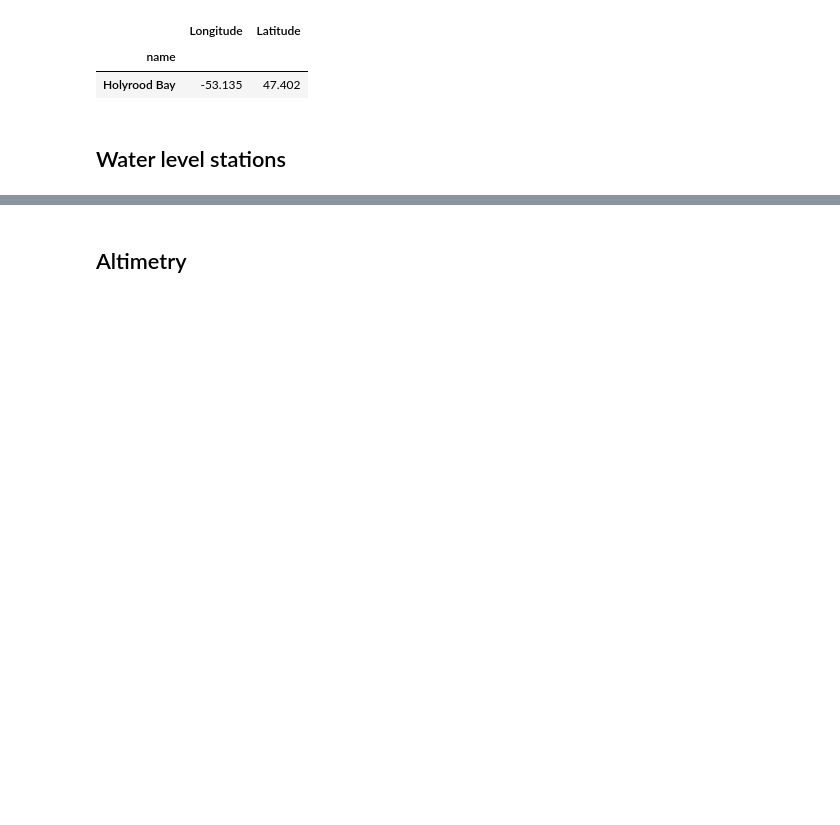
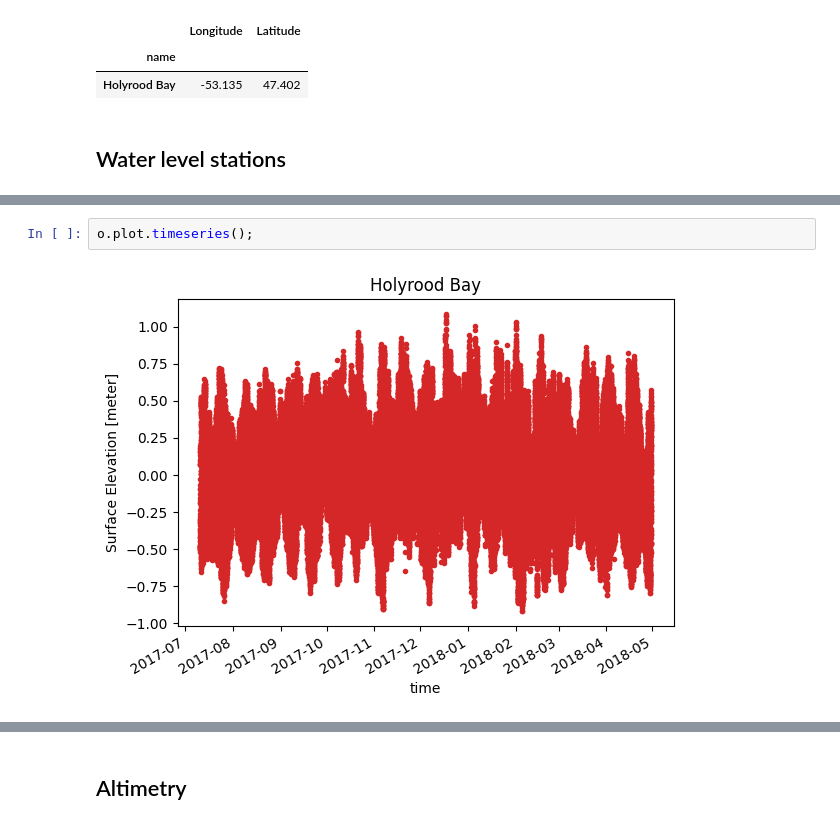
Before and after one commit to DHI/WaterBench-MIKE21HD-ConceptionBay, a Jupyter notebook: code/explore_observation_data.ipynb, the cells around one changed output, grey strips where cells are left out. Cells and saved outputs as stored; diff of their text form; blank space fills up the shorter version.

```diff
--- a/code/explore_observation_data.ipynb
+++ b/code/explore_observation_data.ipynb
@@ -31 +35,5 @@ wllist = h.get_wl_point_obs()
+# %%
+o.plot.timeseries();
+# %% [output]
+[figure, added]
 # %%
```
Also changed, not shown: parts of 3 cells of this notebook, 6 other files.
